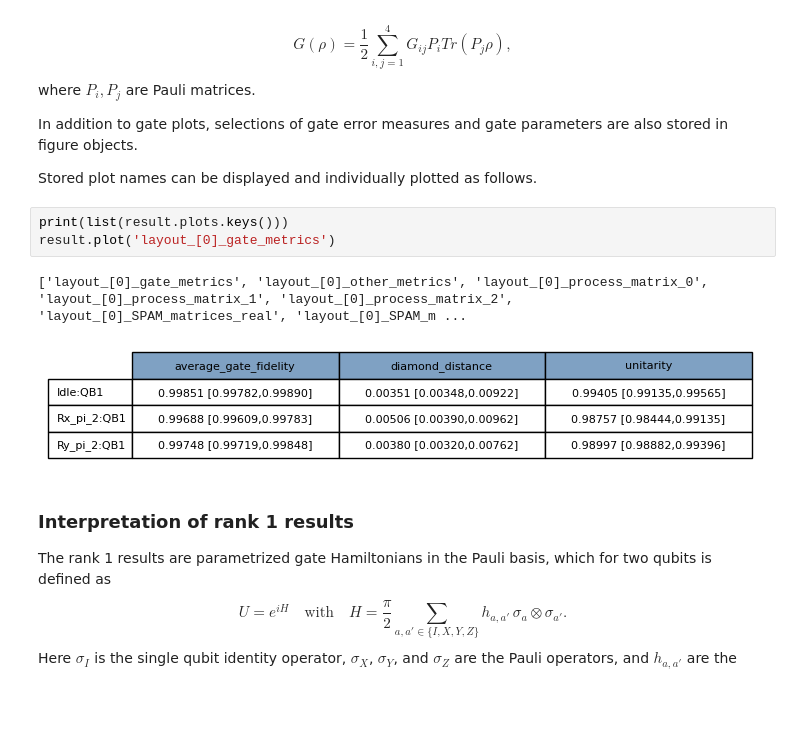
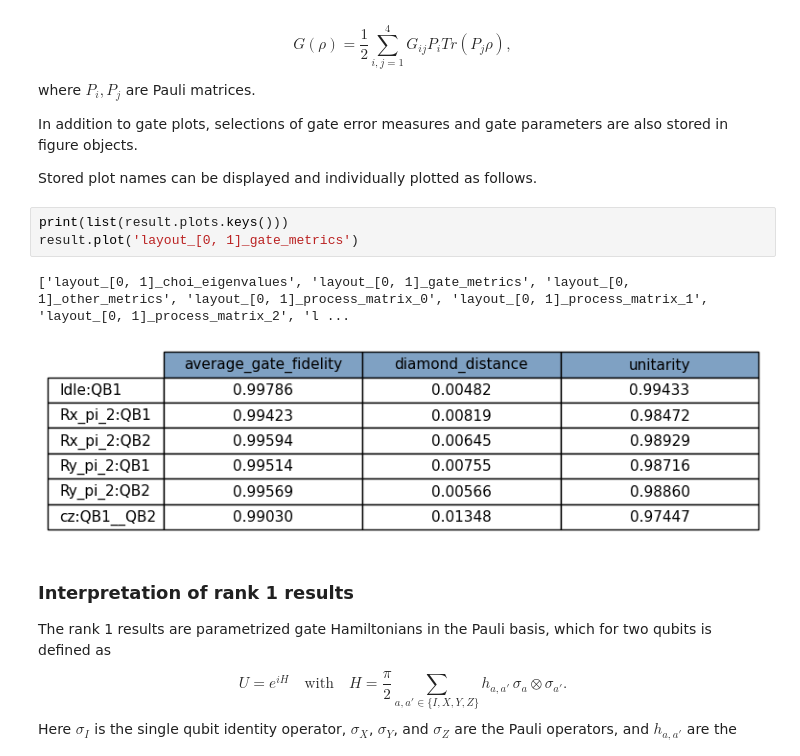
Before and after one commit to iqm-finland/iqm-benchmarks, a Jupyter notebook: docs/examples/example_gst.ipynb, the cells around one changed output. Saved outputs shown, nothing was run; the diff lists cells and outputs as text; blank space fills up the shorter version.

Commit message:
Plot adjustments, testing of 2 qubit GST and rerun of jupyter notebook

```diff
--- a/docs/examples/example_gst.ipynb
+++ b/docs/examples/example_gst.ipynb
@@ -148,10 +166,10 @@ In addition to gate plots, selections of gate error measures and gate parameters
 Stored plot names can be displayed and individually plotted as follows.
 # %%
 print(list(result.plots.keys()))
-result.plot('layout_[0]_gate_metrics')
+result.plot('layout_[0, 1]_gate_metrics')
 # %% [output]
-['layout_[0]_gate_metrics', 'layout_[0]_other_metrics', 'layout_[0]_process_matrix_0', 'layout_[0]_process_matrix_1', 'layout_[0]_process_matrix_2', 'layout_[0]_SPAM_matrices_real', 'layout_[0]_SPAM_m ...
+['layout_[0, 1]_choi_eigenvalues', 'layout_[0, 1]_gate_metrics', 'layout_[0, 1]_other_metrics', 'layout_[0, 1]_process_matrix_0', 'layout_[0, 1]_process_matrix_1', 'layout_[0, 1]_process_matrix_2', 'l ...
-[figure, old version]
+[figure, new version]
 # %% [markdown]
 ### Interpretation of rank 1 results
 The rank 1 results are parametrized gate Hamiltonians in the Pauli basis, which for two qubits is defined as
```
Also changed, not shown: parts of 10 cells of this notebook, 3 other files.
